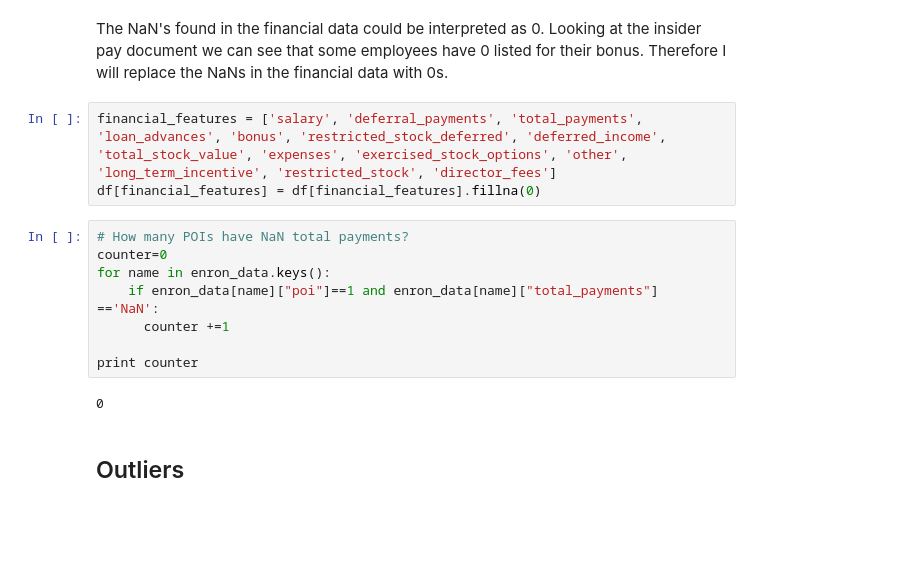
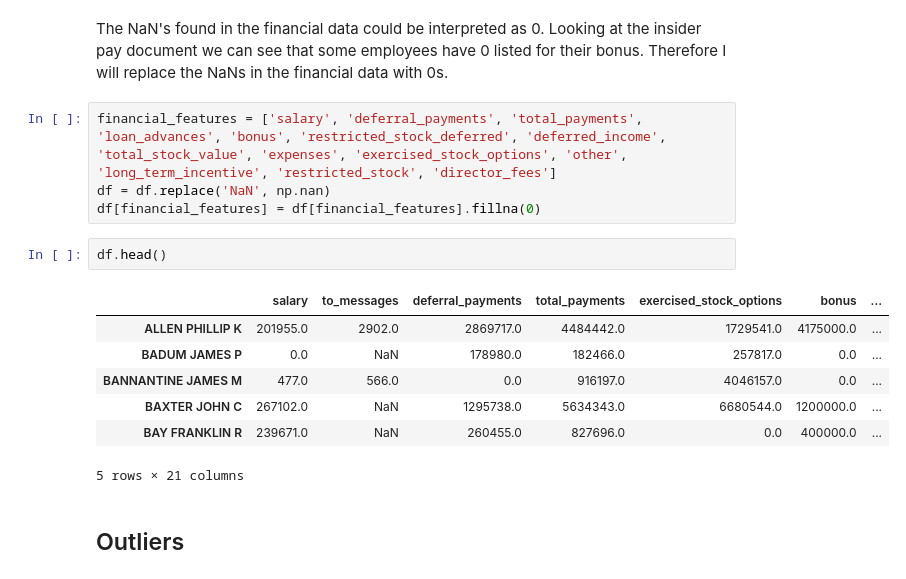
Before and after one commit to sian-nadin/enron_fraud, a Jupyter notebook: Enron Fraud.ipynb, the cells around one changed output. Saved outputs shown, nothing was run; the diff lists cells and outputs as text; blank space fills up the shorter version.

```diff
--- a/Enron Fraud.ipynb
+++ b/Enron Fraud.ipynb
@@ -70,17 +70,18 @@ The number of NaN payments is: 21
 The NaN's found in the financial data could be interpreted as 0. Looking at the insider pay document we can see that some employees have 0 listed for their bonus. Therefore I will replace the NaNs in the financial data with 0s.
 # %%
 financial_features = ['salary', 'deferral_payments', 'total_payments', 'loan_advances', 'bonus', 'restricted_stock_deferred', 'deferred_income', 'total_stock_value', 'expenses', 'exercised_stock_options', 'other', 'long_term_incentive', 'restricted_stock', 'director_fees']
+df = df.replace('NaN', np.nan)
 df[financial_features] = df[financial_features].fillna(0)
-# %%
-# How many POIs have NaN total payments?
-counter=0
-for name in enron_data.keys():
-    if enron_data[name]["poi"]==1 and enron_data[name]["total_payments"] =='NaN':
-      counter +=1
-
-print counter
-# %% [output]
-0
+# %%
+df.head()
+# %% [output]
+|  | salary | to_messages | deferral_payments | total_payments | exercised_stock_options | bonus | ... |
+| ALLEN PHILLIP K | 201955.0 | 2902.0 | 2869717.0 | 4484442.0 | 1729541.0 | 4175000.0 | ... |
+| BADUM JAMES P | 0.0 | NaN | 178980.0 | 182466.0 | 257817.0 | 0.0 | ... |
+| BANNANTINE JAMES M | 477.0 | 566.0 | 0.0 | 916197.0 | 4046157.0 | 0.0 | ... |
+| BAXTER JOHN C | 267102.0 | NaN | 1295738.0 | 5634343.0 | 6680544.0 | 1200000.0 | ... |
+| BAY FRANKLIN R | 239671.0 | NaN | 260455.0 | 827696.0 | 0.0 | 400000.0 | ... |
+5 rows × 21 columns
 # %% [markdown]
 ## Outliers
 # %%
```
Also changed, not shown: parts of 8 cells of this notebook.
